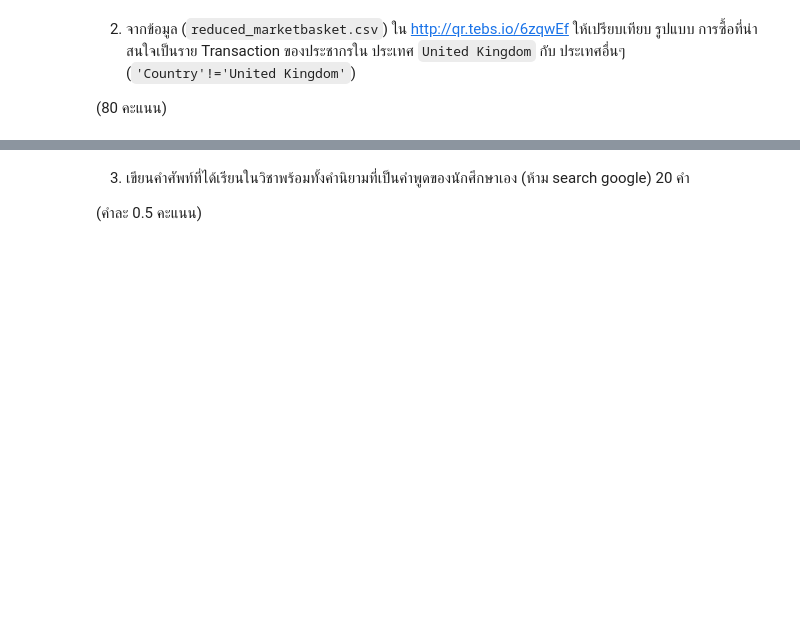
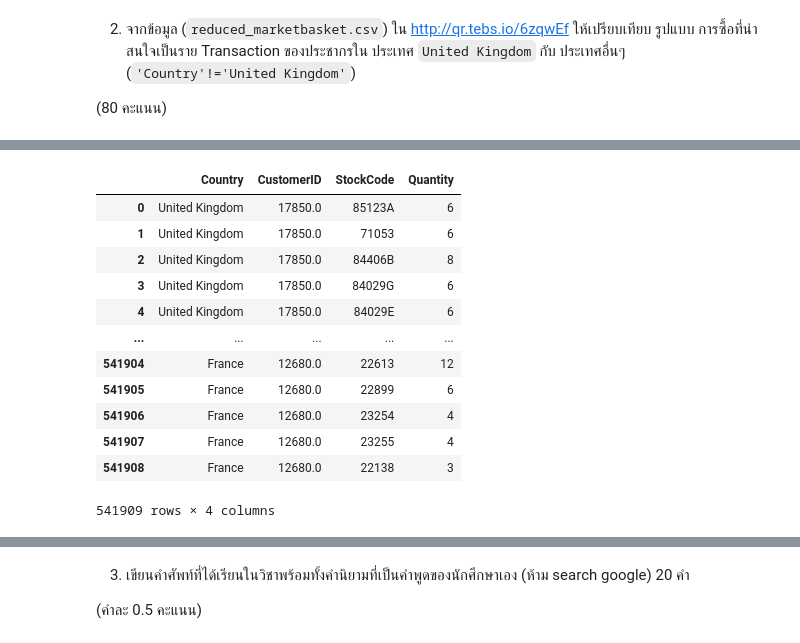
Before and after one commit to MMoltira/DataMining, a Jupyter notebook: Final_Exam_2020.ipynb, the cells around one changed output, grey strips where cells are left out. Drawn from its saved outputs; the diff is of its cells as text; code cells hidden in the pictures; blank space fills up the shorter version.

```diff
--- a/Final_Exam_2020.ipynb
+++ b/Final_Exam_2020.ipynb
@@ -135,0 +146,17 @@ UnicodeDecodeError: ignored
+# %%
+New_table = data[['Country','CustomerID','StockCode','Quantity']]
+New_table #ทำการเลือกคอลัมที่สนใจออกมาออกมาให้อยู่ในตัวแปร New_table
+# %% [output]
+|  | Country | CustomerID | StockCode | Quantity |
+| 0 | United Kingdom | 17850.0 | 85123A | 6 |
+| 1 | United Kingdom | 17850.0 | 71053 | 6 |
+| 2 | United Kingdom | 17850.0 | 84406B | 8 |
+| 3 | United Kingdom | 17850.0 | 84029G | 6 |
+| 4 | United Kingdom | 17850.0 | 84029E | 6 |
+| ... | ... | ... | ... | ... |
+| 541904 | France | 12680.0 | 22613 | 12 |
+| 541905 | France | 12680.0 | 22899 | 6 |
+| 541906 | France | 12680.0 | 23254 | 4 |
+| 541907 | France | 12680.0 | 23255 | 4 |
+| 541908 | France | 12680.0 | 22138 | 3 |
+541909 rows × 4 columns
```
Also changed, not shown: parts of 20 cells of this notebook.
